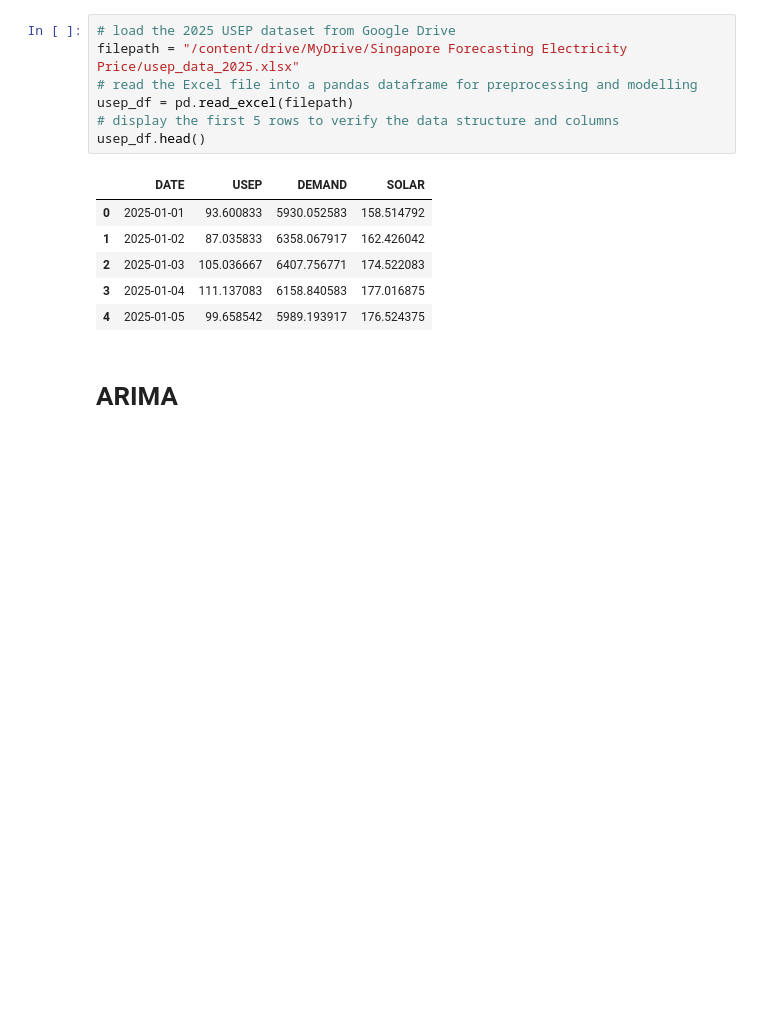
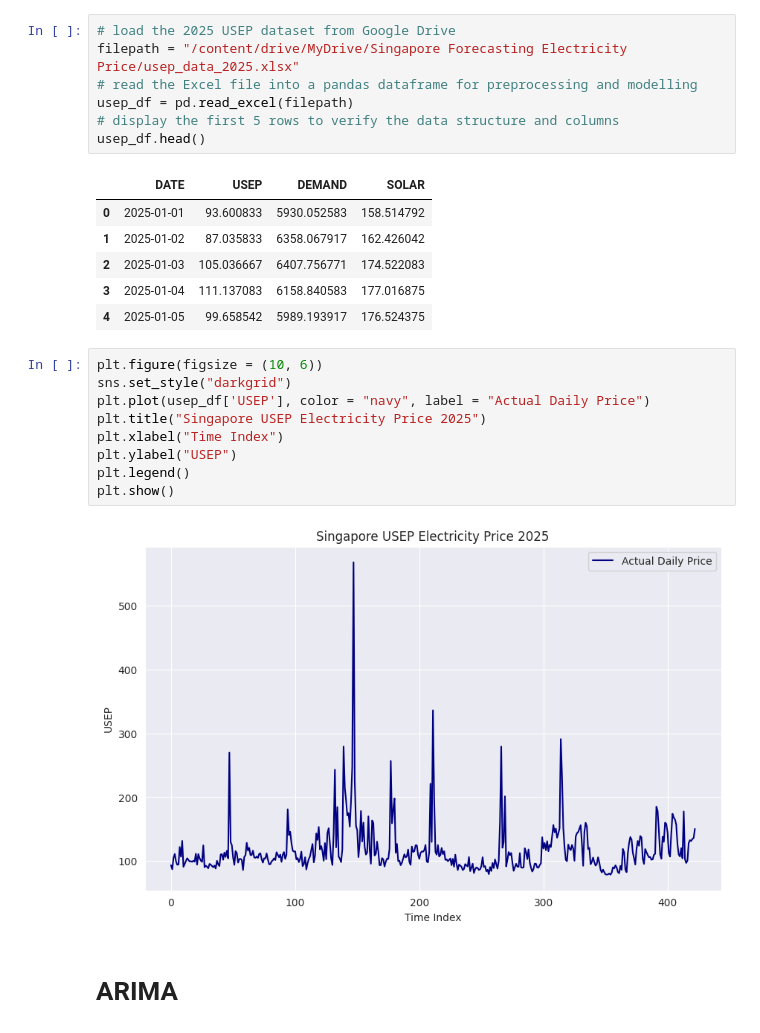
Before and after one commit to jeffwongqy/Uniform-Singapore-Energy-Price-2025, a Jupyter notebook: ARIMA+GARCH+RF.ipynb, the cells around one changed output. Drawn from its saved outputs; the diff is of its cells as text; blank space fills up the shorter version.

```diff
--- a/ARIMA+GARCH+RF.ipynb
+++ b/ARIMA+GARCH+RF.ipynb
@@ -44,6 +50,17 @@ usep_df.head()
 | 2 | 2025-01-03 | 105.036667 | 6407.756771 | 174.522083 |
 | 3 | 2025-01-04 | 111.137083 | 6158.840583 | 177.016875 |
 | 4 | 2025-01-05 | 99.658542 | 5989.193917 | 176.524375 |
+# %%
+plt.figure(figsize = (10, 6))
+sns.set_style("darkgrid")
+plt.plot(usep_df['USEP'], color = "navy", label = "Actual Daily Price")
+plt.title("Singapore USEP Electricity Price 2025")
+plt.xlabel("Time Index")
+plt.ylabel("USEP")
+plt.legend()
+plt.show()
+# %% [output]
+[figure, added]
 # %% [markdown]
 # **ARIMA**
 # %%
```
Also changed, not shown: parts of 3 cells of this notebook.
